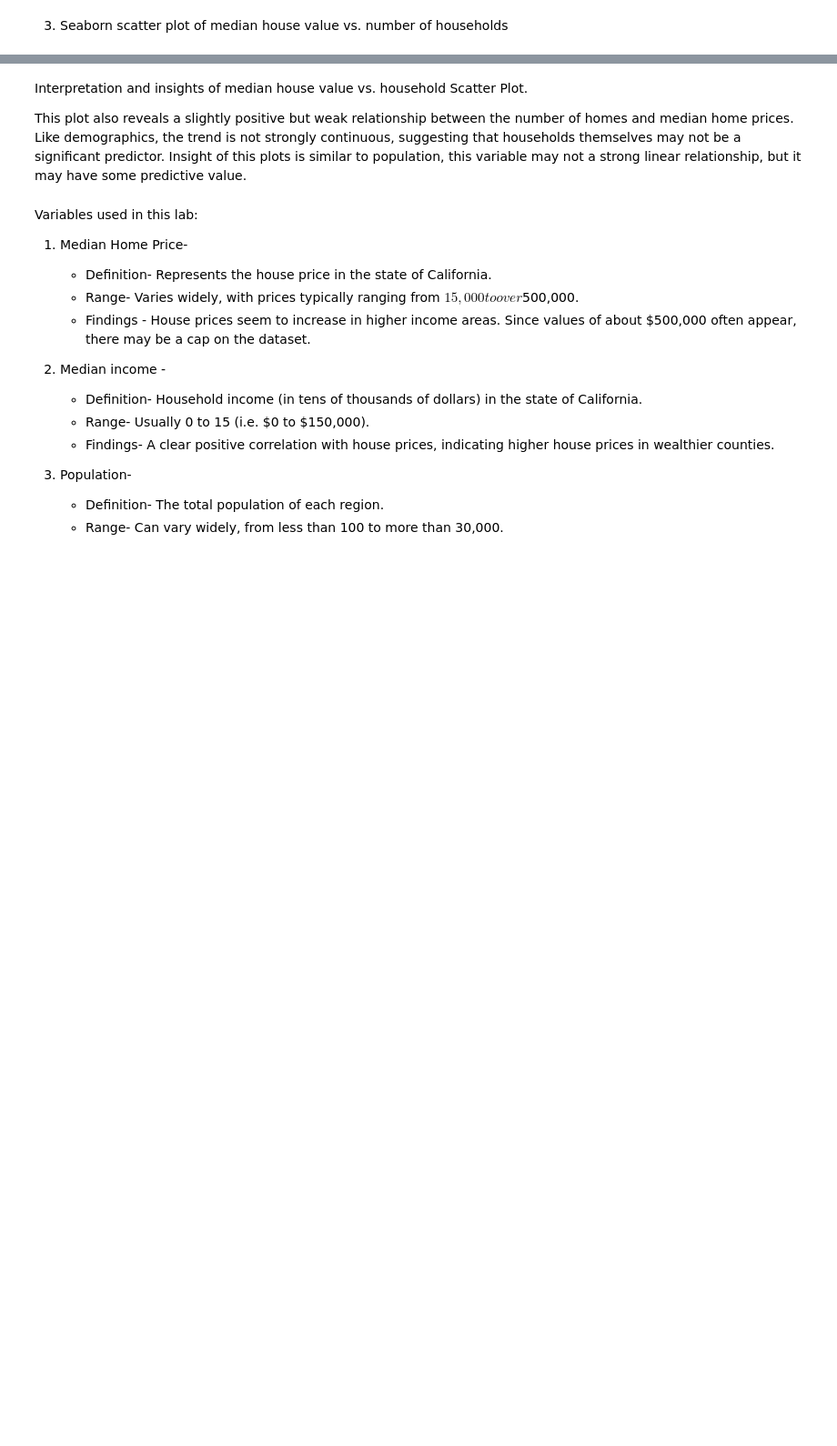
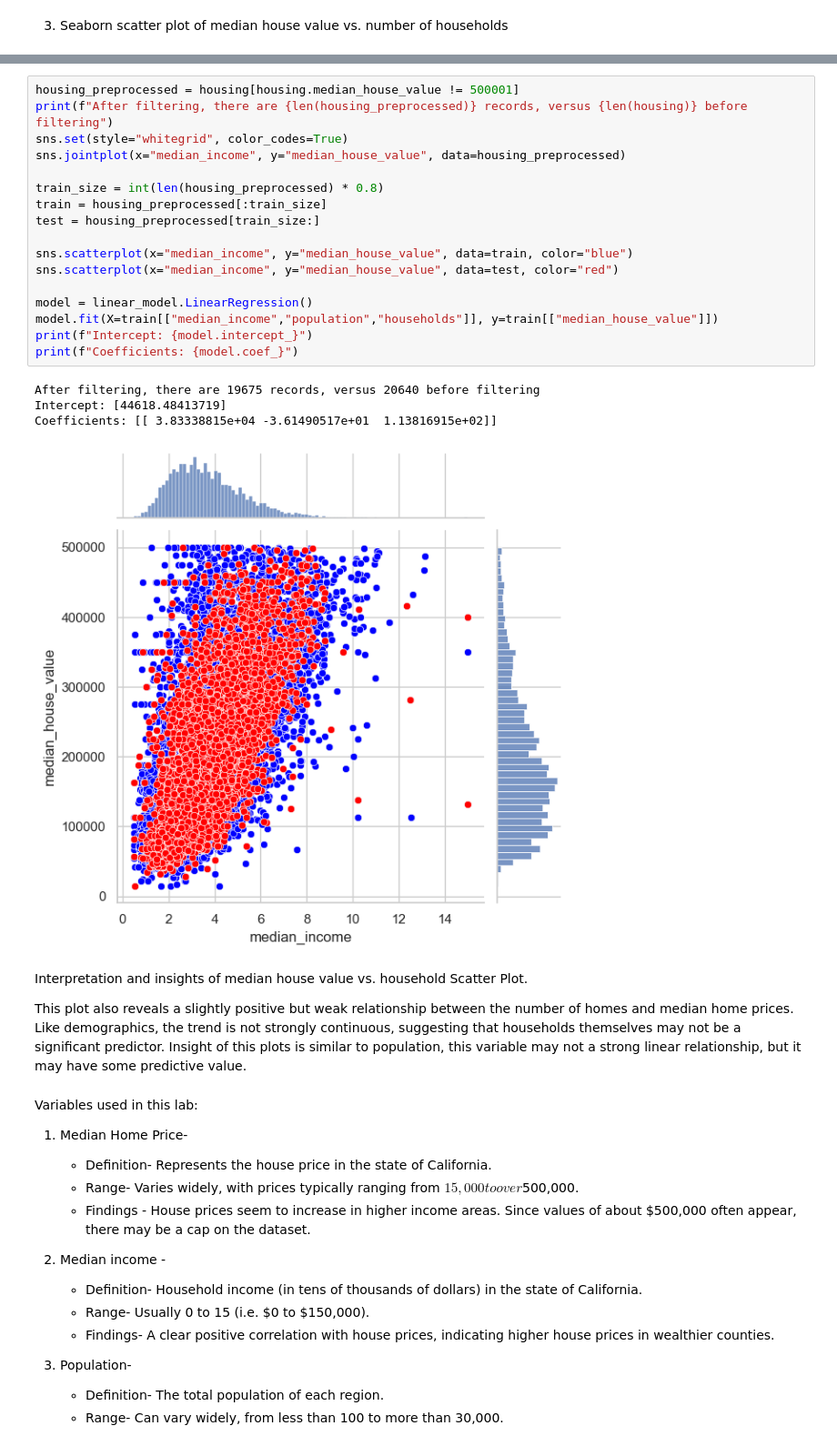
Before and after one commit to thakkarvishal96/CSCN8010-Labs, a Jupyter notebook: lab1.ipynb, the cells around one changed output, grey strips where cells are left out. Shown at 91% size. Drawn from its saved outputs; the diff is of its cells as text; blank space fills up the shorter version.

```diff
--- a/lab1.ipynb
+++ b/lab1.ipynb
@@ -70,3 +70,25 @@ sns.scatterplot(x="median_income", y="households", data=housing)
+# %%
+housing_preprocessed = housing[housing.median_house_value != 500001]
+print(f"After filtering, there are {len(housing_preprocessed)} records, versus {len(housing)} before filtering")
+sns.set(style="whitegrid", color_codes=True)
+sns.jointplot(x="median_income", y="median_house_value", data=housing_preprocessed)
+
+train_size = int(len(housing_preprocessed) * 0.8)
+train = housing_preprocessed[:train_size]
+test = housing_preprocessed[train_size:]
+
+sns.scatterplot(x="median_income", y="median_house_value", data=train, color="blue")
+sns.scatterplot(x="median_income", y="median_house_value", data=test, color="red")
+
+model = linear_model.LinearRegression()
+model.fit(X=train[["median_income","population","households"]], y=train[["median_house_value"]])
+print(f"Intercept: {model.intercept_}")
+print(f"Coefficients: {model.coef_}")
+# %% [output]
+After filtering, there are 19675 records, versus 20640 before filtering
+Intercept: [44618.48413719]
+Coefficients: [[ 3.83338815e+04 -3.61490517e+01  1.13816915e+02]]
+[figure, added]
 # %% [markdown]
 Interpretation and insights of median house value vs. household Scatter Plot.
 
```
Also changed, not shown: parts of 3 cells of this notebook, 2 other files.
